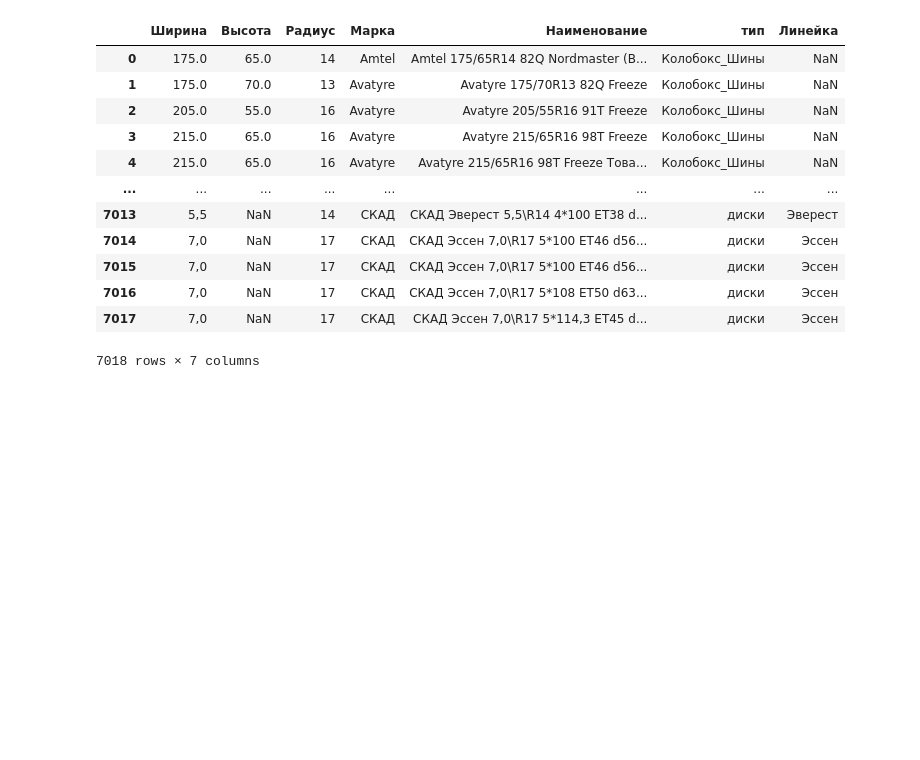
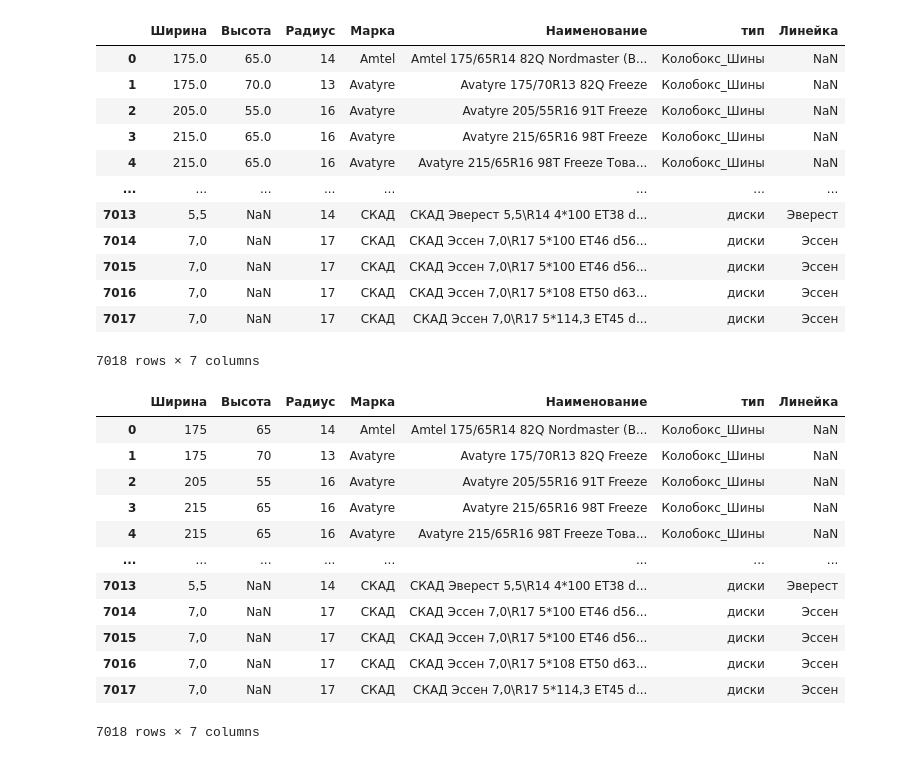
Before and after one commit to IgorSondors/BERT_NER, a Jupyter notebook: NER_dataset.ipynb, the cells around one changed output. Drawn from its saved outputs; the diff is of its cells as text; code cells hidden in the pictures; blank space fills up the shorter version.

Commit message:
round case fix

```diff
--- a/NER_dataset.ipynb
+++ b/NER_dataset.ipynb
@@ -131,3 +131,33 @@ df_opensource
 | 7016 | 7,0 | NaN | 17 | СКАД | СКАД Эссен 7,0\R17 5*108 ET50 d63... | диски | Эссен |
 | 7017 | 7,0 | NaN | 17 | СКАД | СКАД Эссен 7,0\R17 5*114,3 ET45 d... | диски | Эссен |
 7018 rows × 7 columns
+# %%
+# Функция для проверки, содержит ли значение в "Наименование" значение из указанной колонки и округления этой колонки (если не NaN)
+def process_column(row, column_name):
+    if not pd.isna(row[column_name]):
+        contains_column_value = str(row['Наименование']).find(str(row[column_name])) != -1
+        if not contains_column_value:
+            row[column_name] = round(row[column_name])
+    return row
+
+# Список колонок, которые нужно обработать
+columns_to_process = ['Ширина', 'Высота', 'Радиус']
+
+# Применяем функцию к каждой указанной колонке
+for column in columns_to_process:
+    df_opensource = df_opensource.apply(process_column, args=(column,), axis=1)
+df_opensource
+# %% [output]
+|  | Ширина | Высота | Радиус | Марка | Наименование | тип | Линейка |
+| 0 | 175 | 65 | 14 | Amtel | Amtel 175/65R14 82Q Nordmaster (В... | Колобокс_Шины | NaN |
+| 1 | 175 | 70 | 13 | Avatyre | Avatyre 175/70R13 82Q Freeze | Колобокс_Шины | NaN |
+| 2 | 205 | 55 | 16 | Avatyre | Avatyre 205/55R16 91T Freeze | Колобокс_Шины | NaN |
+| 3 | 215 | 65 | 16 | Avatyre | Avatyre 215/65R16 98T Freeze | Колобокс_Шины | NaN |
+| 4 | 215 | 65 | 16 | Avatyre | Avatyre 215/65R16 98T Freeze Това... | Колобокс_Шины | NaN |
+| ... | ... | ... | ... | ... | ... | ... | ... |
+| 7013 | 5,5 | NaN | 14 | СКАД | СКАД Эверест 5,5\R14 4*100 ET38 d... | диски | Эверест |
+| 7014 | 7,0 | NaN | 17 | СКАД | СКАД Эссен 7,0\R17 5*100 ET46 d56... | диски | Эссен |
+| 7015 | 7,0 | NaN | 17 | СКАД | СКАД Эссен 7,0\R17 5*100 ET46 d56... | диски | Эссен |
+| 7016 | 7,0 | NaN | 17 | СКАД | СКАД Эссен 7,0\R17 5*108 ET50 d63... | диски | Эссен |
+| 7017 | 7,0 | NaN | 17 | СКАД | СКАД Эссен 7,0\R17 5*114,3 ET45 d... | диски | Эссен |
+7018 rows × 7 columns
```
